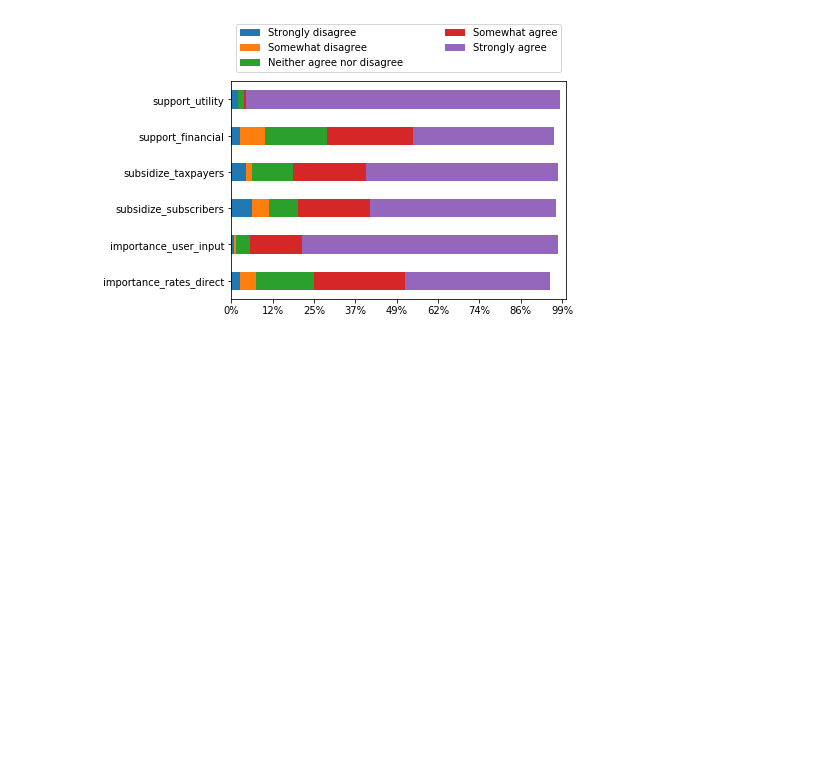
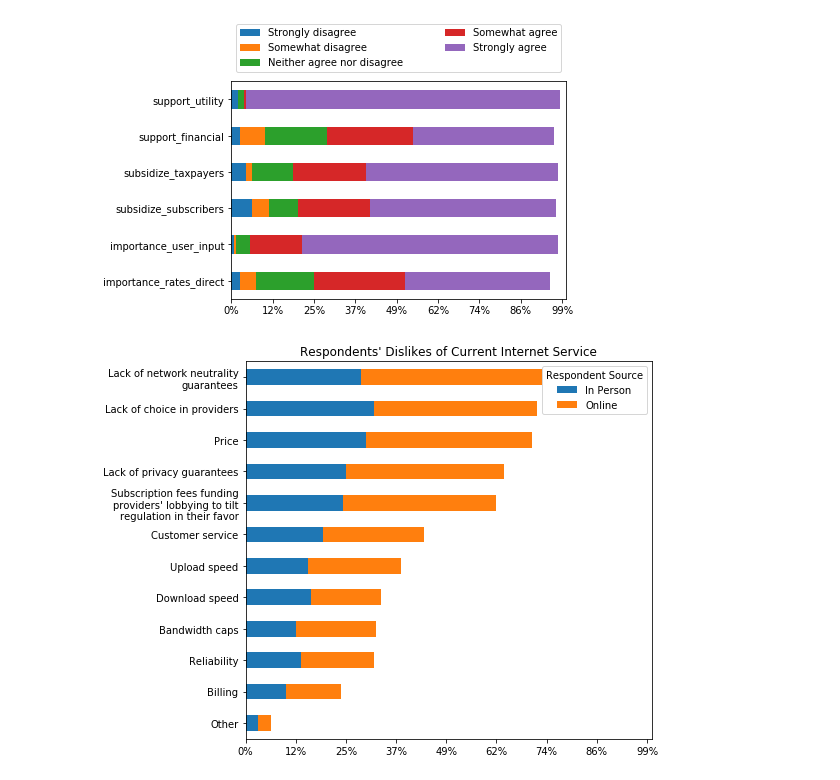
Before and after one commit to municipalbroadband/reports, a Jupyter notebook: mbpdx/2020-02-community-engagement/report.ipynb, the cells around one changed output. Cells and saved outputs as stored; diff of their text form; code cells hidden in the pictures; blank space fills up the shorter version.

Commit message:
Add dislikes

```diff
--- a/mbpdx/2020-02-community-engagement/report.ipynb
+++ b/mbpdx/2020-02-community-engagement/report.ipynb
@@ -103,3 +103,33 @@ plt.legend(loc='lower left', mode='expand', bbox_to_anchor=(0, 1.02, 1, 0.2), nc
 plt.show()
 # %% [output]
 [figure]
+# %%
+ddf = df.filter(['form', 'dislikes'])
+ddf['online'] = ddf.form.apply(
+    lambda cell: 'Online' if cell == 'English Online' else 'In Person',
+)
+ddf = ddf.explode('dislikes')
+map_filter_na_inplace(
+    lambda s: s.apply(lambda cell: textwrap.fill(cell, 30)),
+    ddf, 'dislikes',
+)
+s = ddf.groupby(['online', 'dislikes']).size()
+ddf_pivot = pandas.DataFrame(s).unstack(level=0)
+ddf_pivot.columns = ddf_pivot.columns.droplevel()
+
+ddf_pivot['sum'] = ddf_pivot.sum(axis=1)
+ddf_pivot.sort_values('sum', inplace=True)
+ddf_pivot.drop(columns=['sum'], inplace=True)
+
+ax = ddf_pivot.plot(kind='barh', stacked=True, figsize=(8, 6))
+ax.legend(fancybox=True, title='Respondent Source')
+ax.xaxis.set_major_formatter(mtick.PercentFormatter(decimals=0, xmax=len(df.index)))
+
+plt.title("Respondents' Dislikes of Current Internet Service")
+plt.xlim(0, len(df.index))
+plt.ylabel(None)
+plt.tight_layout()
+
+plt.show()
+# %% [output]
+[figure, added]
```
Also changed, not shown: parts of 1 cell of this notebook.
